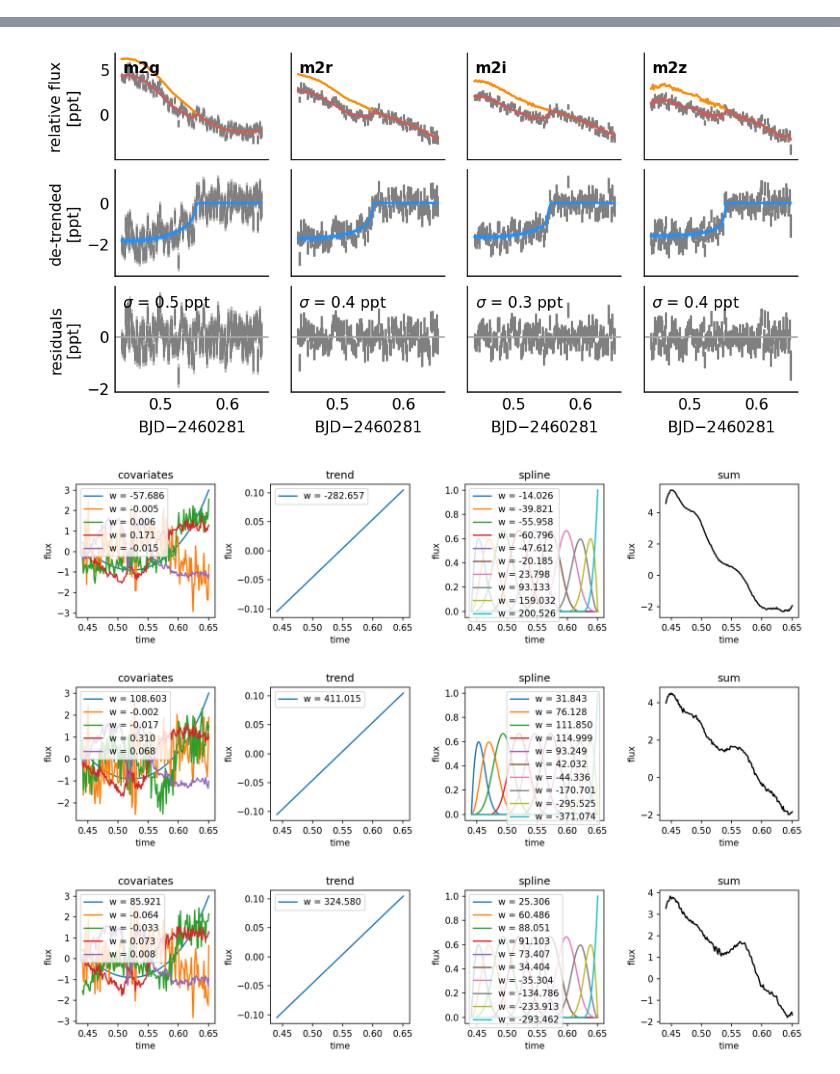
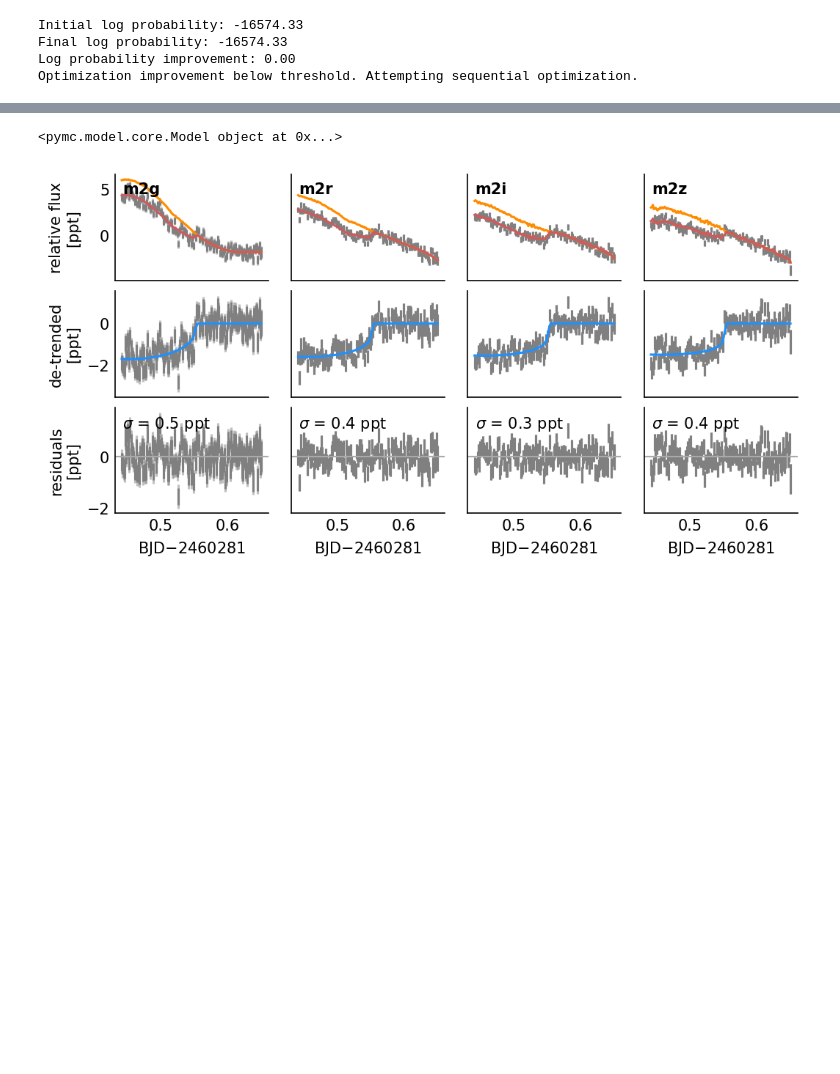
Before and after one commit to john-livingston/timer, a Jupyter notebook: notebooks/test.ipynb, the cells around one changed output, grey strips where cells are left out. Drawn from its saved outputs; the diff is of its cells as text; code cells hidden in the pictures; blank space fills up the shorter version.

```diff
--- a/notebooks/test.ipynb
+++ b/notebooks/test.ipynb
@@ -18,22 +5,21 @@ import yaml
 import matplotlib.pyplot as plt
 plt.rcParams['figure.dpi'] = 150
 
-proj_root = f'{os.environ["HOME"]}/work/gitlab/timer'
+proj_root = f'{os.environ["HOME"]}/gitlab/timer'
 sys.path.append(proj_root)
 # %%
 from timer.fit import TransitFit
 
 wd = os.path.join(proj_root, 'examples/v1298tau-m2')
-# wd = os.path.join(proj_root, 'examples/toi2123')
 fp = f'{wd}/fit.yaml'
 fit_params = yaml.load(open(fp), Loader=yaml.FullLoader)
 fp = f'{wd}/sys.yaml'
 sys_params = yaml.load(open(fp), Loader=yaml.FullLoader)
-# fit_params['clobber'] = True
-fit_params['clobber'] = False
-fit_params['cores'] = 1
+fit_params['clobber'] = True
+fit_params['cores'] = 2
+fit_params['tune'] = 500
+fit_params['draws'] = 500
+
 fit = TransitFit(sys_params, fit_params, wd=wd)
 fit.build_model()
-for name in fit.data.keys():
-    fit.plot_systematics(name, style=2)
 # %% [output]
@@ -56,0 +45,4 @@ loading trace from trace.pkl
+Initial log probability: -16574.33
+Final log probability: -16574.33
+Log probability improvement: 0.00
+Optimization improvement below threshold. Attempting sequential optimization.
@@ -57,4 +57,2 @@ loading trace from trace.pkl
+<pymc.model.core.Model object at 0x...>
-[figure, old version]
+[figure, new version]
-[figure, removed]
-[figure, removed]
-[figure, removed]
```
Also changed, not shown: parts of 8 cells of this notebook, 1 other file.
